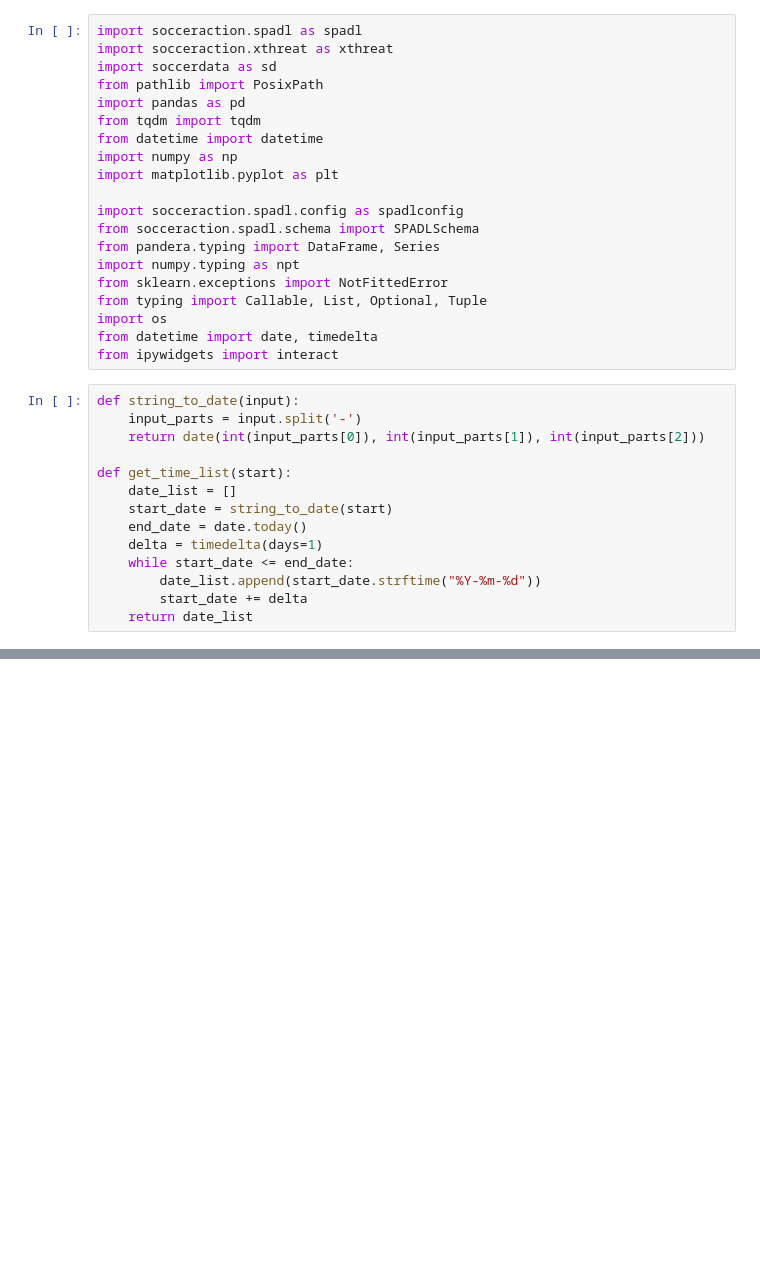
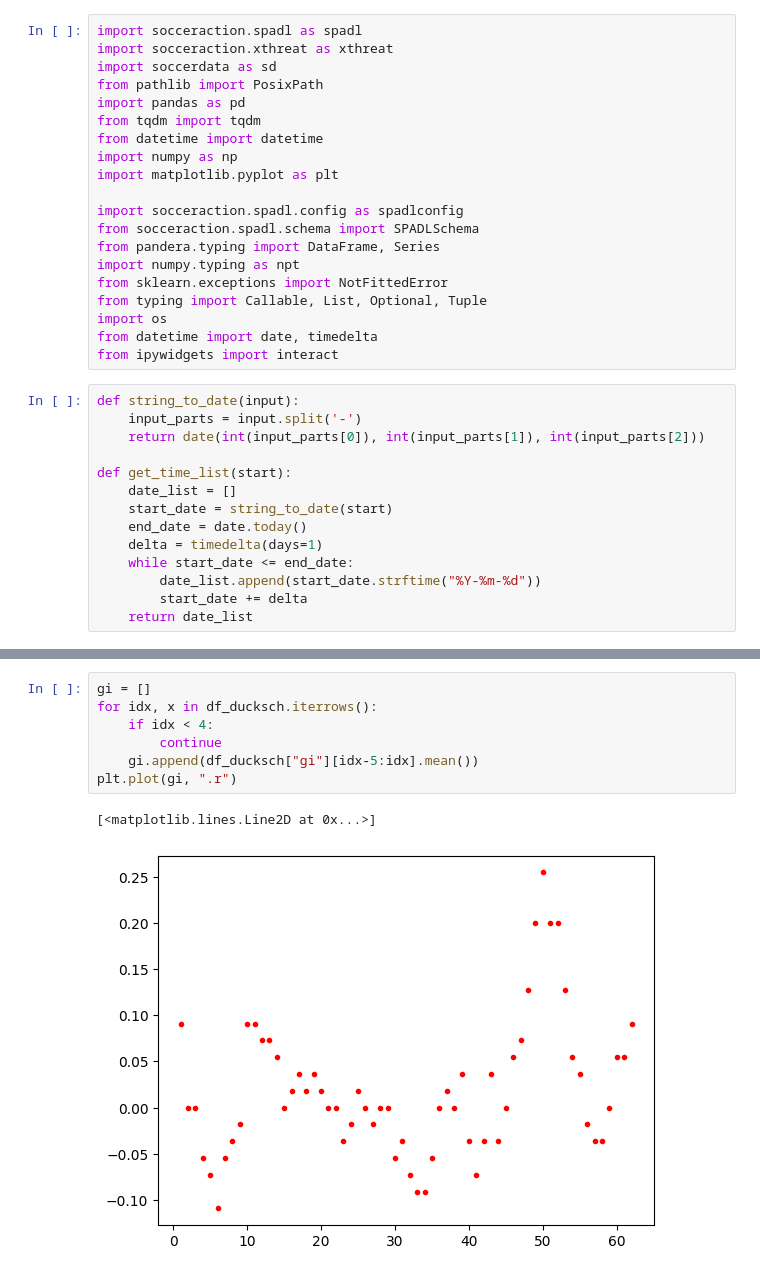
Before and after one commit to s-morten/packing-report, a Jupyter notebook: xT-impact/proto_files/load_proto.ipynb, the cells around one changed output, grey strips where cells are left out. Drawn from its saved outputs; the diff is of its cells as text; blank space fills up the shorter version.

```diff
--- a/xT-impact/proto_files/load_proto.ipynb
+++ b/xT-impact/proto_files/load_proto.ipynb
@@ -262,0 +105,10 @@ m*(df['g_i'].index.values[-1])+b
+# %%
+gi = []
+for idx, x in df_ducksch.iterrows():
+    if idx < 4:
+        continue
+    gi.append(df_ducksch["gi"][idx-5:idx].mean())
+plt.plot(gi, ".r")
+# %% [output]
+[<matplotlib.lines.Line2D at 0x...>]
+[figure, added]
```
Also changed, not shown: parts of 25 cells of this notebook, 4 other files.
